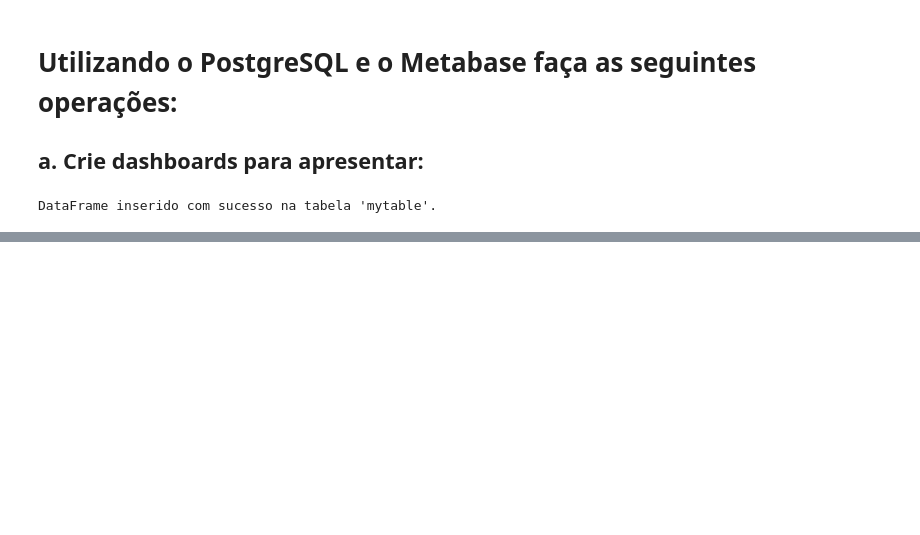
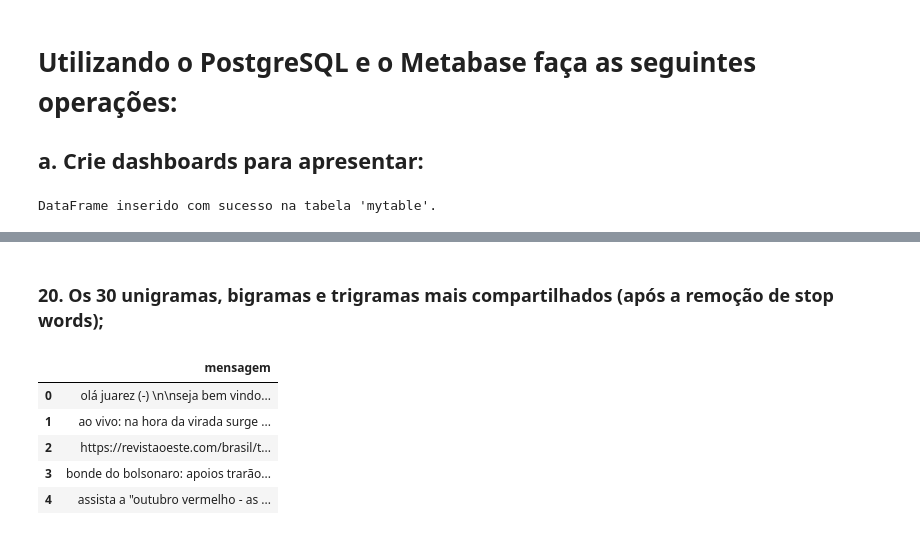
Before and after one commit to joao1pedro/CKP9011-CD, a Jupyter notebook: Trabalhos/lista_04/lista_04_cd.ipynb, the cells around one changed output, grey strips where cells are left out. Saved outputs shown, nothing was run; the diff lists cells and outputs as text; code cells hidden in the pictures; blank space fills up the shorter version.

```diff
--- a/Trabalhos/lista_04/lista_04_cd.ipynb
+++ b/Trabalhos/lista_04/lista_04_cd.ipynb
@@ -107,0 +122,15 @@ DataFrame inserido com sucesso na tabela 'mytable'.
+# %% [markdown]
+### 20. Os 30 unigramas, bigramas e trigramas mais compartilhados (após a remoção de stop words);
+# %%
+import pandas as pd
+
+df_ = pd.read_csv("../data/__20__os_30_unigramas__bigramas_e_trigramas_mais_compartilhados__apos_a_remocao_de_stop_words___2025-05-24T11_52_02.287820893-03_00.csv")
+# %%
+df_.head()
+# %% [output]
+|  | mensagem |
+| 0 | olá juarez (-) \n\nseja bem vindo... |
+| 1 | ao vivo: na hora da virada surge ... |
+| 2 | https://revistaoeste.com/brasil/t... |
+| 3 | bonde do bolsonaro: apoios trarão... |
+| 4 | assista a "outubro vermelho - as ... |
```
Also changed, not shown: parts of 10 cells of this notebook.
